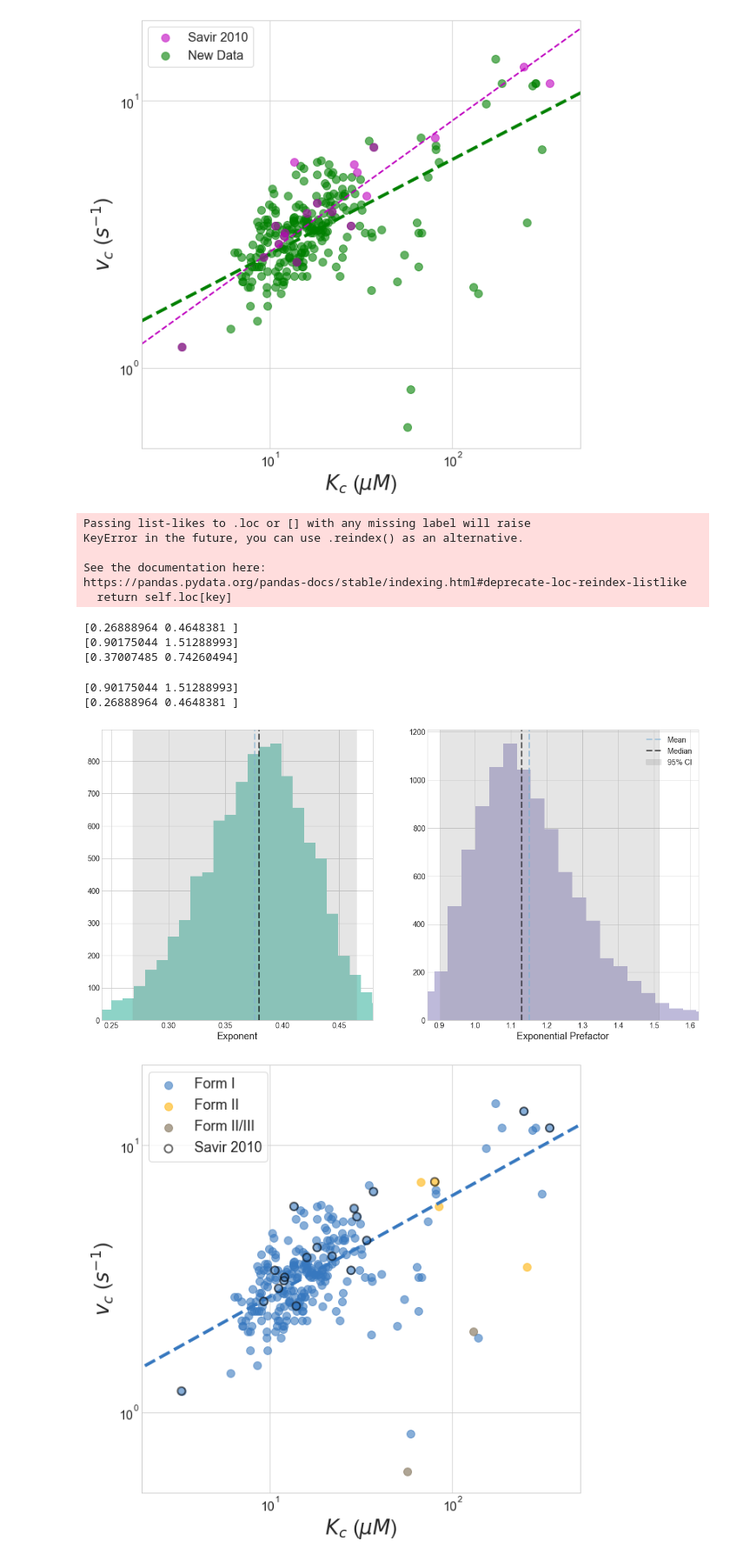
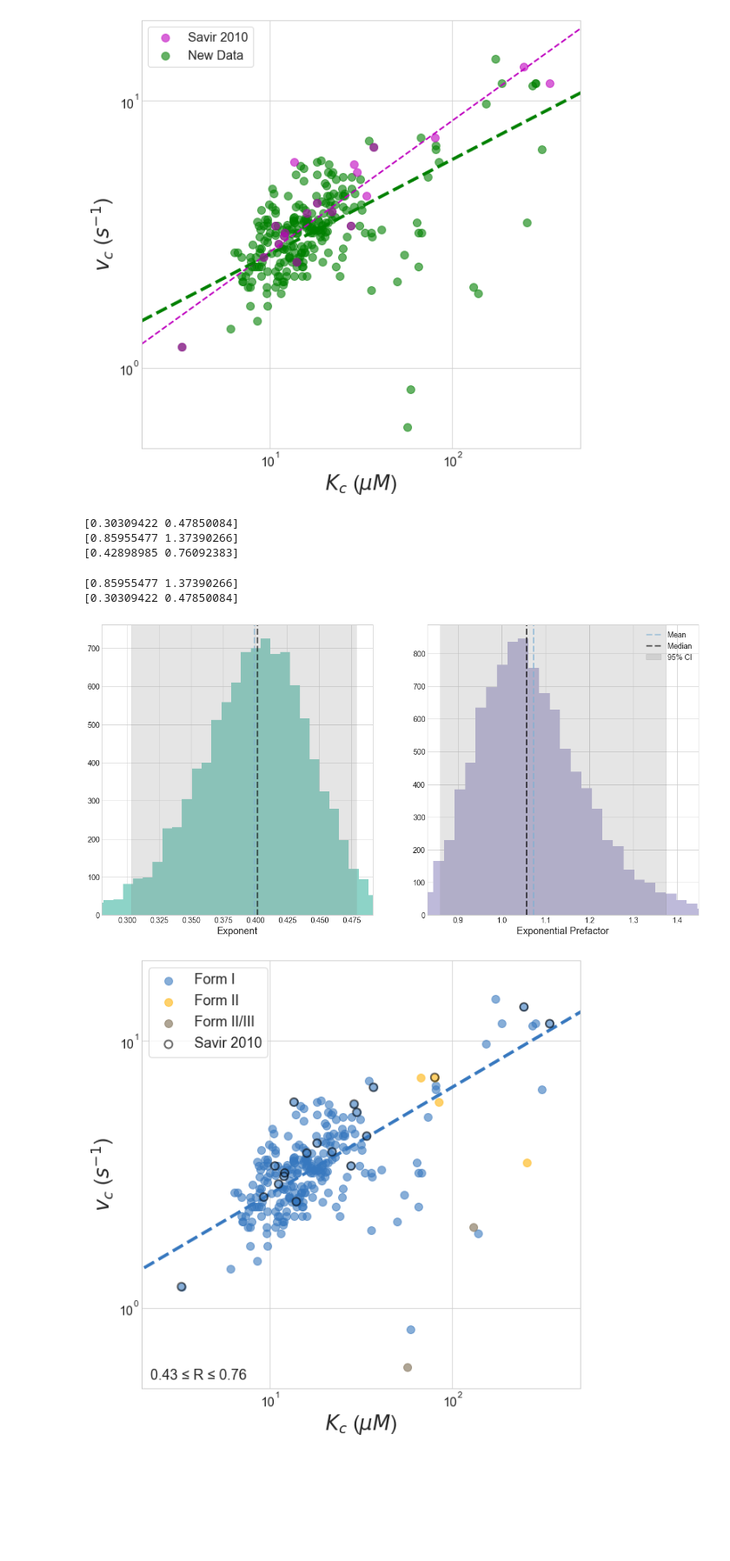
Before and after one commit to flamholz/rubisco, a Jupyter notebook: notebooks/Figure3 Basic Correlations.ipynb, the cells around one changed output. Shown at 87% size. Cells and saved outputs as stored; diff of their text form; code cells hidden in the pictures; blank space fills up the shorter version.

```diff
--- a/notebooks/Figure3 Basic Correlations.ipynb
+++ b/notebooks/Figure3 Basic Correlations.ipynb
@@ -282,8 +338,7 @@ plt.show()
 # %%
 all_FIs = raw_kin_df[raw_kin_df.isoform == '1']
 exps, pres, rs = power_laws.bootstrap_power_law_odr(
-    all_FIs.KC, all_FIs.vC, xs_std=all_FIs.KC_SD, ys_std=all_FIs.vC_SD,
-    fraction=0.9, rounds=10000)
+    all_FIs.KC, all_FIs.vC, fraction=0.9, rounds=10000)
 
 conf_range = [2.5, 97.5]
 pre_interval = np.percentile(pres, conf_range)
@@ -295,21 +350,15 @@ print(pre_interval)
 print(rs_interval)
 print()
 # %% [output]
-Passing list-likes to .loc or [] with any missing label will raise
-KeyError in the future, you can use .reindex() as an alternative.
-
-See the documentation here:
-https://pandas.pydata.org/pandas-docs/stable/indexing.html#deprecate-loc-reindex-listlike
-  return self.loc[key]
+[0.30309422 0.47850084]
+[0.85955477 1.37390266]
+[0.42898985 0.76092383]
-[0.26888964 0.4648381 ]
-[0.90175044 1.51288993]
-[0.37007485 0.74260494]
 # %%
 power_laws.plot_bootstrapped_range(exps, pres)
 # %% [output]
-[0.90175044 1.51288993]
-[0.26888964 0.4648381 ]
+[0.85955477 1.37390266]
+[0.30309422 0.47850084]
-[figure, old version]
+[figure, new version]
 # %%
 # Plot Kc vs. Vc coloring by RuBisCO form.
 figure = plt.figure(figsize=(10,10))
@@ -332,31 +381,34 @@ for i, (group, gdf) in enumerate(grouped_form):
 
 # Plot our own regression and CI - removed for now til I fix the plotting
 xs = np.arange(1e0, 1e3, 0.01)
 c = matplotlib.colors.rgb2hex(named_colors[0])
 power_laws.plot_bootstrapped_ci(xs, exps, pres, figure=figure, color=c, plot_range=False, lw=4)
 
 # Savir 2010 says Kc = 1.32 * Vc^2.03
 # Therefore Vc = (Kc/1.32)^(1/2.03)
 xs = np.arange(2, 1000, 5)
 projected_Vcs = np.power(xs/1.32, 1.0/2.03)
 #plt.plot(xs, projected_Vcs, ls='--', c='grey', lw=2)
 
 # Show savir data with an outline
 plt.scatter(savir_df.KC, savir_df.vC, c='None', edgecolors='k',
             linewidths=2, s=100, label='Savir 2010', alpha=0.6, zorder=10)
 
+plt.text(0.02, 0.02, u'%.2f ≤ R ≤ %.2f' % (rs_interval[0], rs_interval[1]),
+         transform=figure.axes[0].transAxes, fontsize=18)
+
 plt.legend(loc=2, fontsize=18, frameon=True)
 plt.xlabel('$K_c$ ($\mu M$)', fontsize=26)
 plt.ylabel('$v_c$ ($s^{-1}$)', fontsize=26)
 plt.xticks(fontsize=16)
 plt.yticks(fontsize=16)
 
 plt.ylim(5e-1, 20)
 plt.xlim(2, 5e2)
 
 plt.savefig('fig3/fig3_vC_KC_corr_FI.svg')
 plt.savefig('fig3/fig3_vC_KC_corr_FI.png', dpi=600)
 
 plt.show()
 # %% [output]
-[figure, old version]
+[figure, new version]
```
Also changed, not shown: parts of 6 cells of this notebook, 11 other files.
